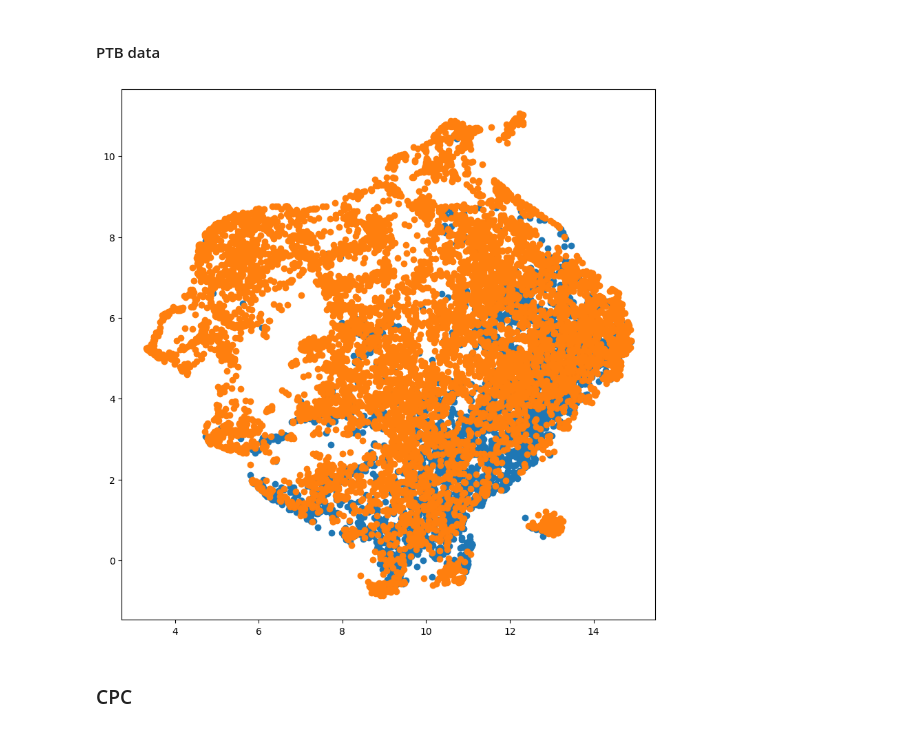
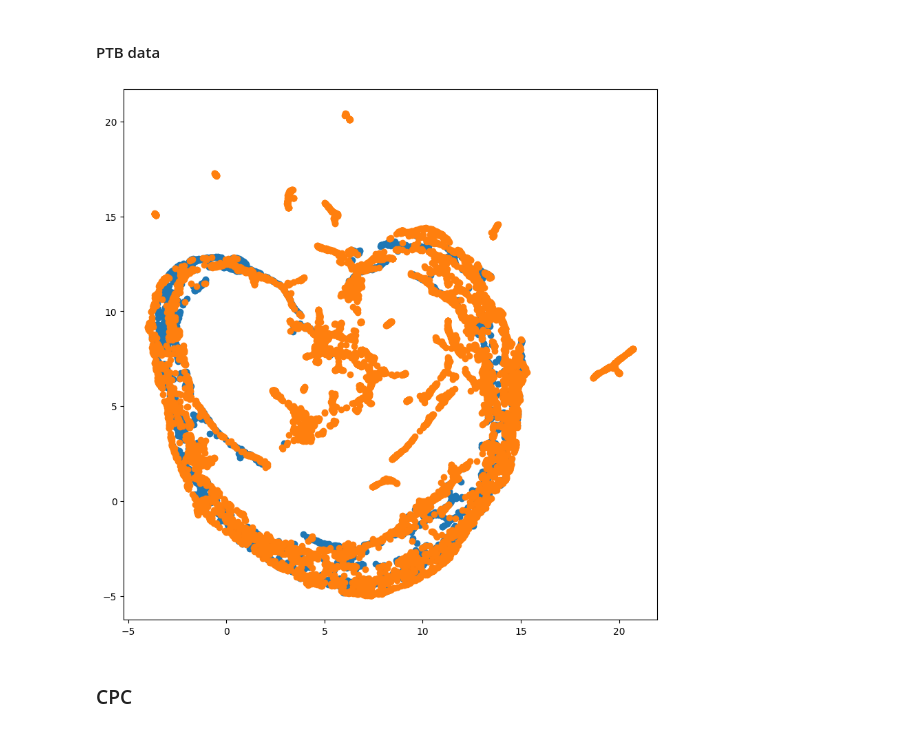
Before and after one commit to jlohunecke/ML4HC_project2, a Jupyter notebook: proj2_pt2.ipynb, the cells around one changed output. Saved outputs shown, nothing was run; the diff lists cells and outputs as text; code cells hidden in the pictures.

```diff
--- a/proj2_pt2.ipynb
+++ b/proj2_pt2.ipynb
@@ -263,5 +257,5 @@ optimizer = torch.optim.Adam(transformer.parameters(), lr=3e-4)
 # %%
 num_epochs = 100
-model_name = 'transformer_mit'
-train_model(transformer, model_name, criterion, optimizer, X_train_dataloader, X_test_tensor, y_test_tensor,
+model_name = 'res_cnn_mit'
+train_model(res_cnn, model_name, criterion, optimizer, X_train_dataloader, X_test_tensor, y_test_tensor,
             num_epochs=num_epochs, truncate=False, ret_weights=False)
@@ -404,7 +329,7 @@ class CPC(nn.Module):
 
         super(CPC, self).__init__()
 
-        self.encoder = TransformerModel(input_size, d_model).to(device)
+        self.encoder = ResidualCNNModel(input_size, d_model).to(device)
         self.recurrent = nn.LSTM(d_model ,lstm_features,batch_first = True)
 
         self.InfoNCE = batch_time_InfoNCE_loss(lstm_features, d_model, normalize = normalize, tau = tau)
@@ -562,6 +487,6 @@ def visualize_umap(X_train_umap, y_train):
 # %%
-transformer = TransformerModel(input_size, output_size).to(device)
-transformer.load_state_dict(torch.load('./p2/models/transformer_mit_100_final.pth'))
+res_cnn = ResidualCNNModel(input_size, output_size).to(device)
+res_cnn.load_state_dict(torch.load('./p2/models/res_cnn_mit_100_best.pth'))
 # %% [output]
 <All keys matched successfully>
 # %% [markdown]
@@ -618,33 +543,33 @@ X_train_dataloader_ptb = DataLoader(torch.utils.data.TensorDataset(X_train_tenso
 X_test_dataloader_ptb = DataLoader(torch.utils.data.TensorDataset(X_test_tensor_ptb, y_test_tensor_ptb), batch_size=100,
                                    shuffle=False)
 # %%
-X_train_transformer_ptb = []
-y_train_transformer_ptb = []
-X_test_transformer_ptb = []
-y_test_transformer_ptb = []
+X_train_res_cnn_ptb = []
+y_train_res_cnn_ptb = []
+X_test_res_cnn_ptb = []
+y_test_res_cnn_ptb = []
 
 with torch.no_grad():
     for i, (X_batch, y_batch) in enumerate(X_train_dataloader_ptb):
-        outputs = transformer.encode(X_batch)
-        X_train_transformer_ptb.append(outputs)
-        y_train_transformer_ptb.append(y_batch)
+        outputs = res_cnn.encode(X_batch)
+        X_train_res_cnn_ptb.append(outputs)
+        y_train_res_cnn_ptb.append(y_batch)
 
     for i, (X_batch, y_batch) in enumerate(X_test_dataloader_ptb):
-        outputs = transformer.encode(X_batch)
-        X_test_transformer_ptb.append(outputs)
-        y_test_transformer_ptb.append(y_batch)
+        outputs = res_cnn.encode(X_batch)
+        X_test_res_cnn_ptb.append(outputs)
+        y_test_res_cnn_ptb.append(y_batch)
 
-X_train_transformer_ptb = torch.cat(X_train_transformer_ptb).cpu().numpy()
-X_test_transformer_ptb = torch.cat(X_test_transformer_ptb).cpu().numpy()
+X_train_res_cnn_ptb = torch.cat(X_train_res_cnn_ptb).cpu().numpy()
+X_test_res_cnn_ptb = torch.cat(X_test_res_cnn_ptb).cpu().numpy()
 
-y_train_transformer_ptb = torch.cat(y_train_transformer_ptb).cpu().numpy()
-y_test_transformer_ptb = torch.cat(y_test_transformer_ptb).cpu().numpy()
+y_train_res_cnn_ptb = torch.cat(y_train_res_cnn_ptb).cpu().numpy()
+y_test_res_cnn_ptb = torch.cat(y_test_res_cnn_ptb).cpu().numpy()
 # %%
 reducer = umap.UMAP(n_components=2)
-X_train_umap = reducer.fit_transform(X_train_transformer_ptb)
-visualize_umap(X_train_umap, y_train_transformer_ptb)
+X_train_umap = reducer.fit_transform(X_train_res_cnn_ptb)
+visualize_umap(X_train_umap, y_train_res_cnn_ptb)
 # %% [output]
-[figure, old version]
+[figure, new version]
 # %% [markdown]
 ### CPC
 # %%
```
Also changed, not shown: parts of 33 cells of this notebook, 5 other files.
